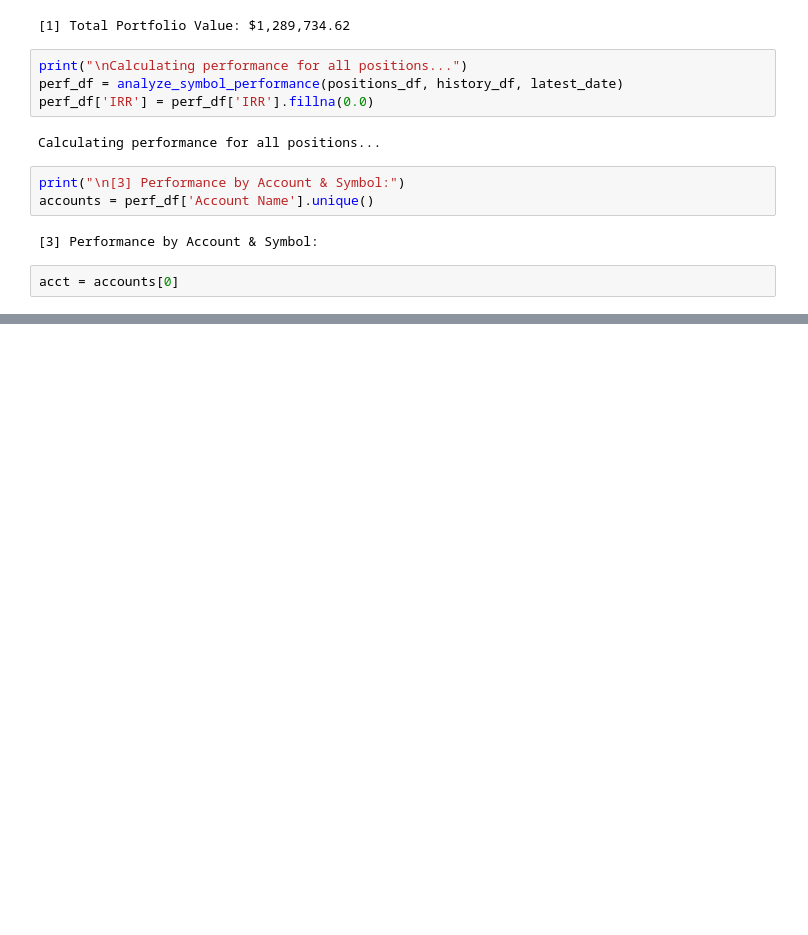
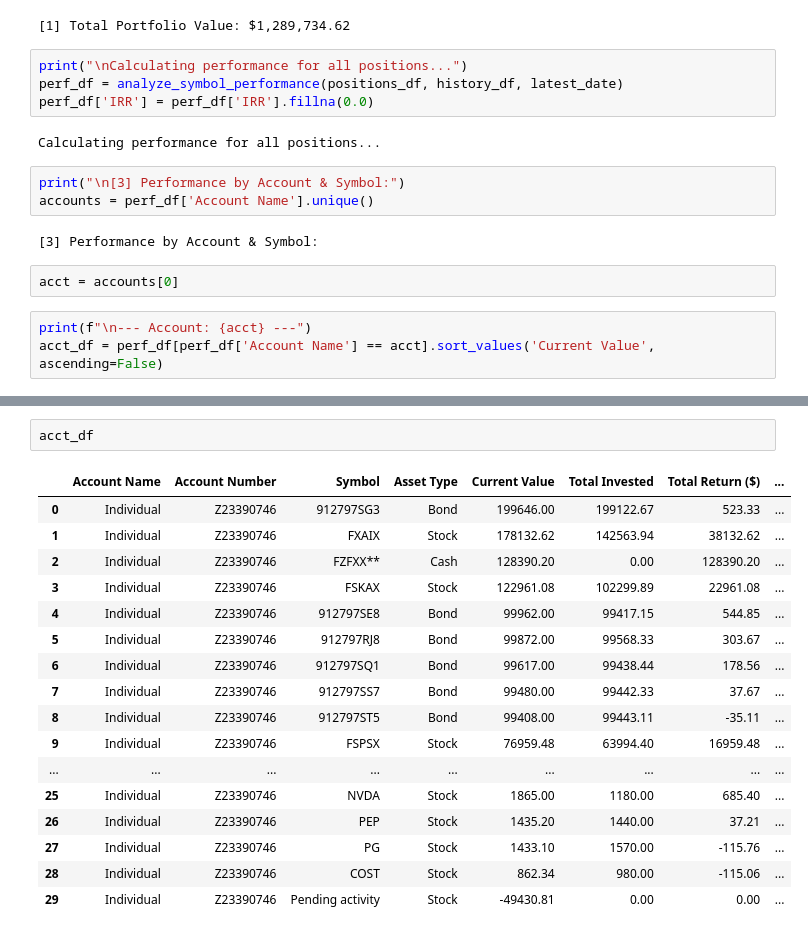
Before and after one commit to yifan-lee/fidelity-portfolio-tracker, a Jupyter notebook: UAT.ipynb, the cells around one changed output, grey strips where cells are left out. Drawn from its saved outputs; the diff is of its cells as text; blank space fills up the shorter version.

Commit message:
finish analysis of single name

```diff
--- a/UAT.ipynb
+++ b/UAT.ipynb
@@ -39,3 +41,6 @@ accounts = perf_df['Account Name'].unique()
 [3] Performance by Account & Symbol:
 # %%
 acct = accounts[0]
+# %%
+print(f"\n--- Account: {acct} ---")
+acct_df = perf_df[perf_df['Account Name'] == acct].sort_values('Current Value', ascending=False)
@@ -41,0 +61,20 @@ acct = accounts[0]
+# %%
+acct_df
+# %% [output]
+|  | Account Name | Account Number | Symbol | Asset Type | Current Value | Total Invested | Total Return ($) | ... |
+| 0 | Individual | Z23390746 | 912797SG3 | Bond | 199646.00 | 199122.67 | 523.33 | ... |
+| 1 | Individual | Z23390746 | FXAIX | Stock | 178132.62 | 142563.94 | 38132.62 | ... |
+| 2 | Individual | Z23390746 | FZFXX** | Cash | 128390.20 | 0.00 | 128390.20 | ... |
+| 3 | Individual | Z23390746 | FSKAX | Stock | 122961.08 | 102299.89 | 22961.08 | ... |
+| 4 | Individual | Z23390746 | 912797SE8 | Bond | 99962.00 | 99417.15 | 544.85 | ... |
+| 5 | Individual | Z23390746 | 912797RJ8 | Bond | 99872.00 | 99568.33 | 303.67 | ... |
+| 6 | Individual | Z23390746 | 912797SQ1 | Bond | 99617.00 | 99438.44 | 178.56 | ... |
+| 7 | Individual | Z23390746 | 912797SS7 | Bond | 99480.00 | 99442.33 | 37.67 | ... |
+| 8 | Individual | Z23390746 | 912797ST5 | Bond | 99408.00 | 99443.11 | -35.11 | ... |
+| 9 | Individual | Z23390746 | FSPSX | Stock | 76959.48 | 63994.40 | 16959.48 | ... |
+| ... | ... | ... | ... | ... | ... | ... | ... | ... |
+| 25 | Individual | Z23390746 | NVDA | Stock | 1865.00 | 1180.00 | 685.40 | ... |
+| 26 | Individual | Z23390746 | PEP | Stock | 1435.20 | 1440.00 | 37.21 | ... |
+| 27 | Individual | Z23390746 | PG | Stock | 1433.10 | 1570.00 | -115.76 | ... |
+| 28 | Individual | Z23390746 | COST | Stock | 862.34 | 980.00 | -115.06 | ... |
+| 29 | Individual | Z23390746 | Pending activity | Stock | -49430.81 | 0.00 | 0.00 | ... |
```
Also changed, not shown: parts of 3 cells of this notebook, 4 other files.
